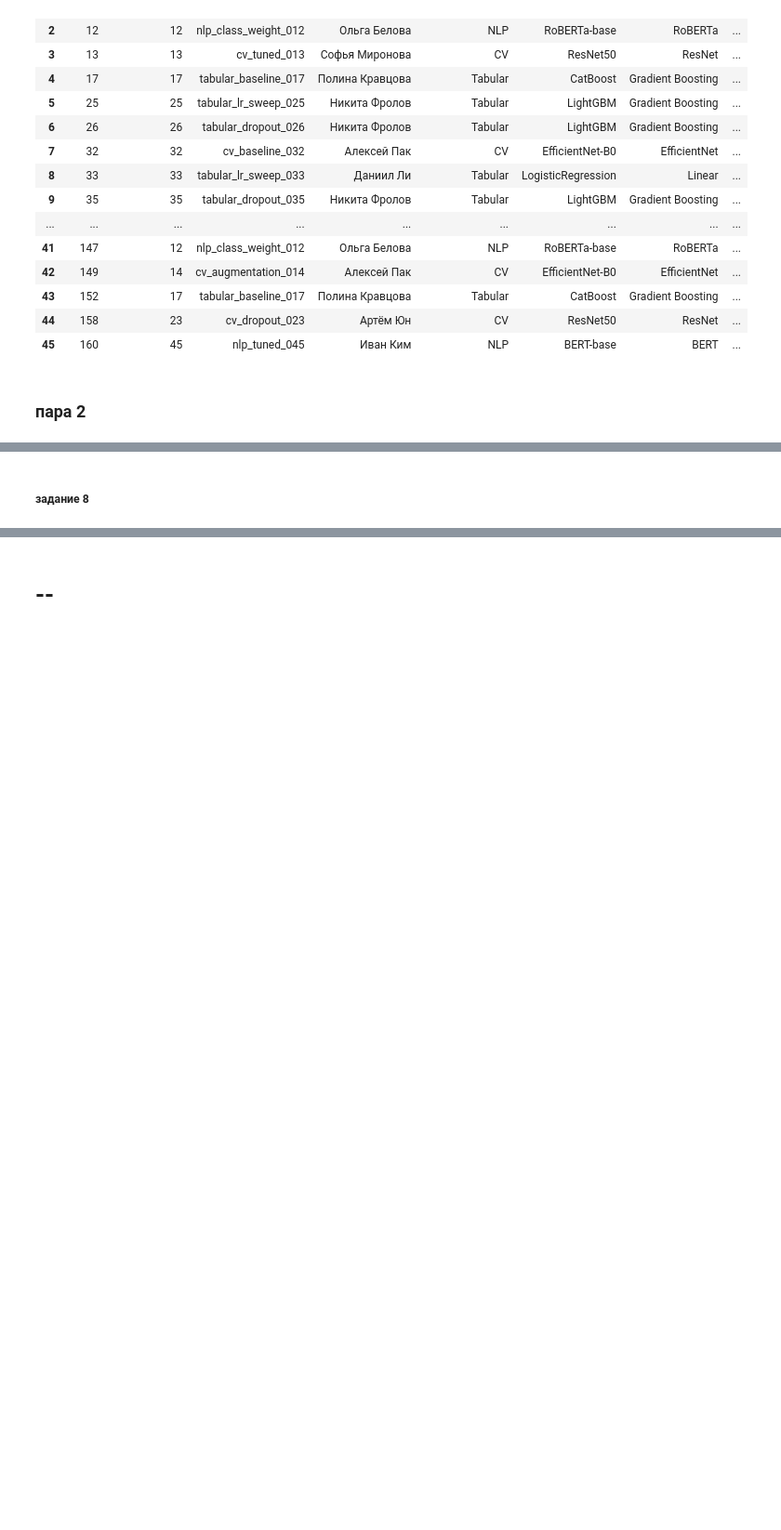
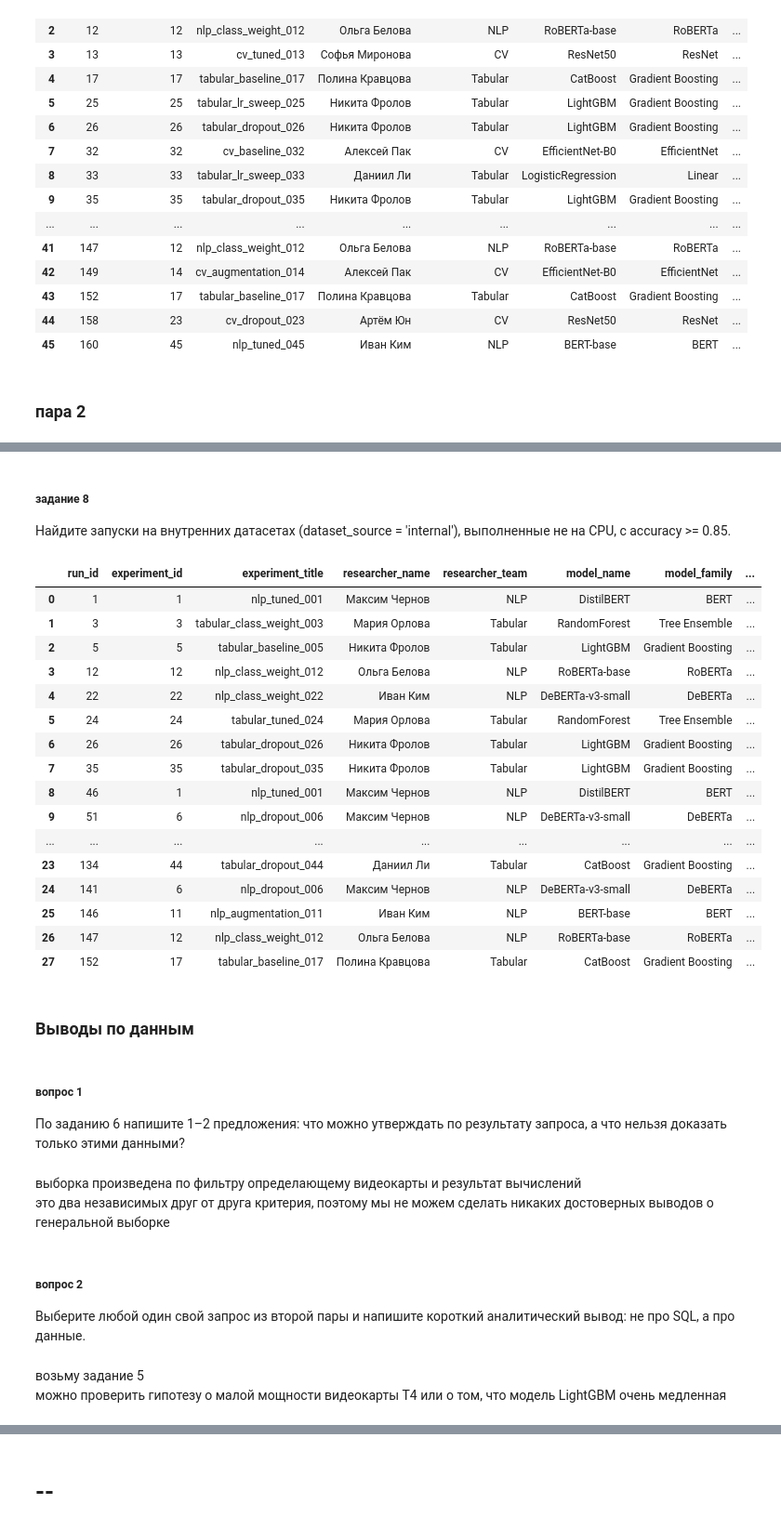
Before and after one commit to matv864/AI_work, a Jupyter notebook: database/ivanov_lab01.ipynb, the cells around one changed output, grey strips where cells are left out. Shown at 93% size. Saved outputs shown, nothing was run; the diff lists cells and outputs as text; code cells hidden in the pictures; blank space fills up the shorter version.

```diff
--- a/database/ivanov_lab01.ipynb
+++ b/database/ivanov_lab01.ipynb
@@ -462,2 +636,47 @@ pd.read_sql_query(query, connection)
 # %% [markdown]
 ##### задание 8
+Найдите запуски на внутренних датасетах (dataset_source = 'internal'), выполненные не на CPU, с accuracy >= 0.85.
+# %%
+query = '''
+SELECT *
+FROM run_overview
+WHERE
+    dataset_source = 'internal'
+    AND
+    NOT gpu = 'CPU'
+    AND
+    accuracy >= 0.85;
+'''
+pd.read_sql_query(query, connection)
+# %% [output]
+|  | run_id | experiment_id | experiment_title | researcher_name | researcher_team | model_name | model_family | ... |
+| 0 | 1 | 1 | nlp_tuned_001 | Максим Чернов | NLP | DistilBERT | BERT | ... |
+| 1 | 3 | 3 | tabular_class_weight_003 | Мария Орлова | Tabular | RandomForest | Tree Ensemble | ... |
+| 2 | 5 | 5 | tabular_baseline_005 | Никита Фролов | Tabular | LightGBM | Gradient Boosting | ... |
+| 3 | 12 | 12 | nlp_class_weight_012 | Ольга Белова | NLP | RoBERTa-base | RoBERTa | ... |
+| 4 | 22 | 22 | nlp_class_weight_022 | Иван Ким | NLP | DeBERTa-v3-small | DeBERTa | ... |
+| 5 | 24 | 24 | tabular_tuned_024 | Мария Орлова | Tabular | RandomForest | Tree Ensemble | ... |
+| 6 | 26 | 26 | tabular_dropout_026 | Никита Фролов | Tabular | LightGBM | Gradient Boosting | ... |
+| 7 | 35 | 35 | tabular_dropout_035 | Никита Фролов | Tabular | LightGBM | Gradient Boosting | ... |
+| 8 | 46 | 1 | nlp_tuned_001 | Максим Чернов | NLP | DistilBERT | BERT | ... |
+| 9 | 51 | 6 | nlp_dropout_006 | Максим Чернов | NLP | DeBERTa-v3-small | DeBERTa | ... |
+| ... | ... | ... | ... | ... | ... | ... | ... | ... |
+| 23 | 134 | 44 | tabular_dropout_044 | Даниил Ли | Tabular | CatBoost | Gradient Boosting | ... |
+| 24 | 141 | 6 | nlp_dropout_006 | Максим Чернов | NLP | DeBERTa-v3-small | DeBERTa | ... |
+| 25 | 146 | 11 | nlp_augmentation_011 | Иван Ким | NLP | BERT-base | BERT | ... |
+| 26 | 147 | 12 | nlp_class_weight_012 | Ольга Белова | NLP | RoBERTa-base | RoBERTa | ... |
+| 27 | 152 | 17 | tabular_baseline_017 | Полина Кравцова | Tabular | CatBoost | Gradient Boosting | ... |
+# %% [markdown]
+### Выводы по данным
+# %% [markdown]
+##### вопрос 1
+По заданию 6 напишите 1–2 предложения: что можно утверждать по результату запроса, а что нельзя доказать только этими данными?
+# %% [markdown]
+выборка произведена по фильтру определающему видеокарты и результат вычислений \
+это два независимых друг от друга критерия, поэтому мы не можем сделать никаких достоверных выводов о генеральной выборке
+# %% [markdown]
+##### вопрос 2
+Выберите любой один свой запрос из второй пары и напишите короткий аналитический вывод: не про SQL, а про данные.
+# %% [markdown]
+возьму задание 5 \
+можно проверить гипотезу о малой мощности видеокарты T4 или о том, что модель LightGBM очень медленная
```
Also changed, not shown: parts of 60 cells of this notebook.
